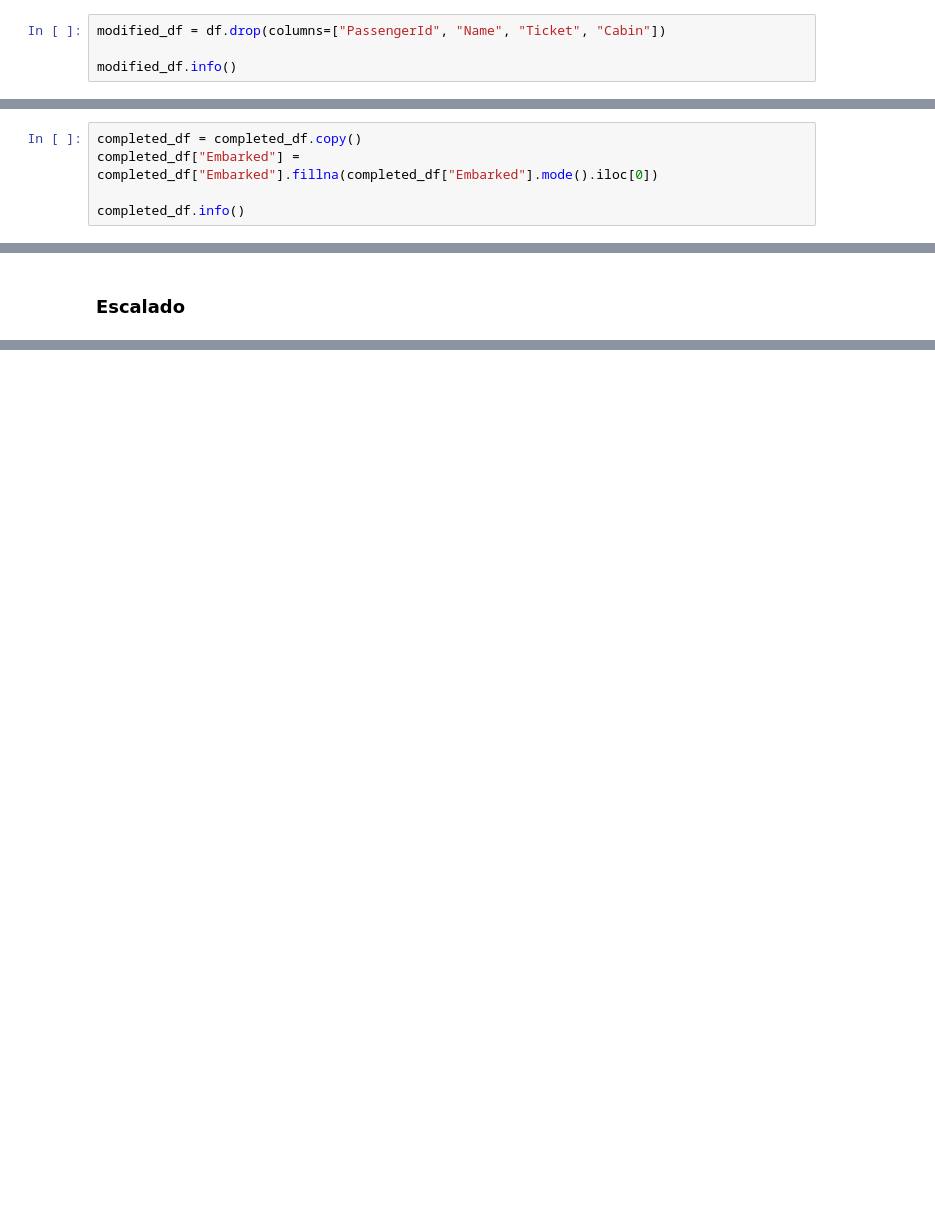
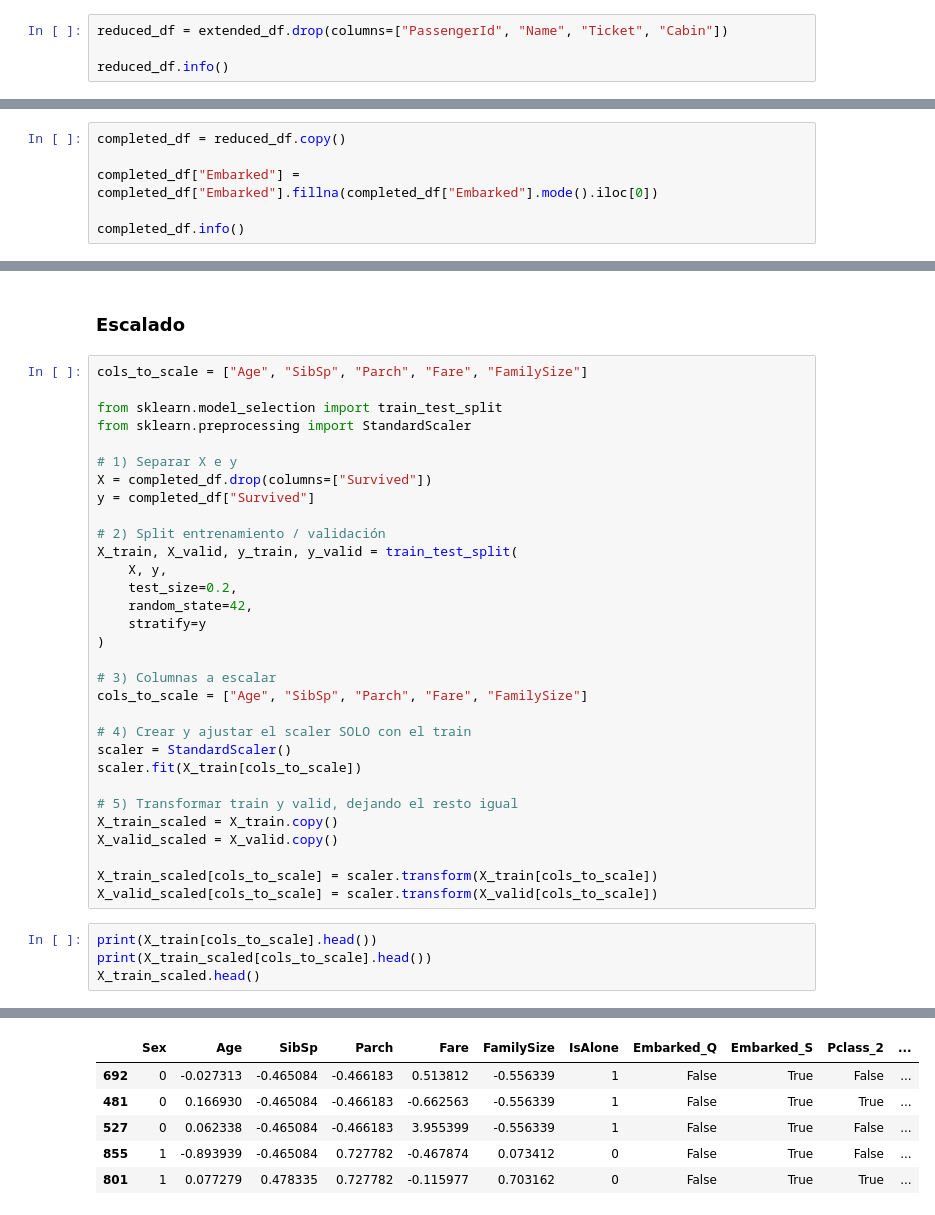
Before and after one commit to rhorbe/dss-titanic, a Jupyter notebook: data/2. preprocesamiento.ipynb, the cells around one changed output, grey strips where cells are left out. Saved outputs shown, nothing was run; the diff lists cells and outputs as text; blank space fills up the shorter version.

```diff
--- a/data/2. preprocesamiento.ipynb
+++ b/data/2. preprocesamiento.ipynb
@@ -41,9 +60,9 @@ Ticket: Dado que no se sabe si el ticket correspondía alguna ubicación determi
 
 Por esto a fin de simplificar el trabajo se considerará que las columnas PassengerId, Name, Ticket y Cabin no influyen en la supervivencia del pasajero y son irrelevantes a los fines de este trabajo.
 # %%
-modified_df = df.drop(columns=["PassengerId", "Name", "Ticket", "Cabin"])
+reduced_df = extended_df.drop(columns=["PassengerId", "Name", "Ticket", "Cabin"])
 
-modified_df.info()
+reduced_df.info()
 # %% [output]
 <class 'pandas.core.frame.DataFrame'>
 RangeIndex: 891 entries, 0 to 890
@@ -92,7 +97,8 @@ completed_df = impute_age_with_knn(modified_df)
 # %% [markdown]
 Puerto de embarque (Embarked) - Imputación por mediana
 # %%
-completed_df = completed_df.copy()
+completed_df = reduced_df.copy()
+
 completed_df["Embarked"] = completed_df["Embarked"].fillna(completed_df["Embarked"].mode().iloc[0])
 
 completed_df.info()
@@ -150,2 +214,38 @@ Si bien el dataset presenta valores atípicos en las columnas edad y tarifa, com
 # %% [markdown]
 ### Escalado
+# %%
+cols_to_scale = ["Age", "SibSp", "Parch", "Fare", "FamilySize"]
+
+from sklearn.model_selection import train_test_split
+from sklearn.preprocessing import StandardScaler
+
+# 1) Separar X e y
+X = completed_df.drop(columns=["Survived"])
+y = completed_df["Survived"]
+
+# 2) Split entrenamiento / validación
+X_train, X_valid, y_train, y_valid = train_test_split(
+    X, y,
+    test_size=0.2,
+    random_state=42,
+    stratify=y
+)
+
+# 3) Columnas a escalar
+cols_to_scale = ["Age", "SibSp", "Parch", "Fare", "FamilySize"]
+
+# 4) Crear y ajustar el scaler SOLO con el train
+scaler = StandardScaler()
+scaler.fit(X_train[cols_to_scale])
+
+# 5) Transformar train y valid, dejando el resto igual
+X_train_scaled = X_train.copy()
+X_valid_scaled = X_valid.copy()
+
+X_train_scaled[cols_to_scale] = scaler.transform(X_train[cols_to_scale])
+X_valid_scaled[cols_to_scale] = scaler.transform(X_valid[cols_to_scale])
+# %%
+print(X_train[cols_to_scale].head())
+print(X_train_scaled[cols_to_scale].head())
+X_train_scaled.head()
+# %% [output]
@@ -151,0 +264,6 @@ Si bien el dataset presenta valores atípicos en las columnas edad y tarifa, com
+|  | Sex | Age | SibSp | Parch | Fare | FamilySize | IsAlone | Embarked_Q | Embarked_S | Pclass_2 | ... |
+| 692 | 0 | -0.027313 | -0.465084 | -0.466183 | 0.513812 | -0.556339 | 1 | False | True | False | ... |
+| 481 | 0 | 0.166930 | -0.465084 | -0.466183 | -0.662563 | -0.556339 | 1 | False | True | True | ... |
+| 527 | 0 | 0.062338 | -0.465084 | -0.466183 | 3.955399 | -0.556339 | 1 | False | True | False | ... |
+| 855 | 1 | -0.893939 | -0.465084 | 0.727782 | -0.467874 | 0.073412 | 0 | False | True | False | ... |
+| 801 | 1 | 0.077279 | 0.478335 | 0.727782 | -0.115977 | 0.703162 | 0 | False | True | True | ... |
```
Also changed, not shown: parts of 11 cells of this notebook, 5 other files.
